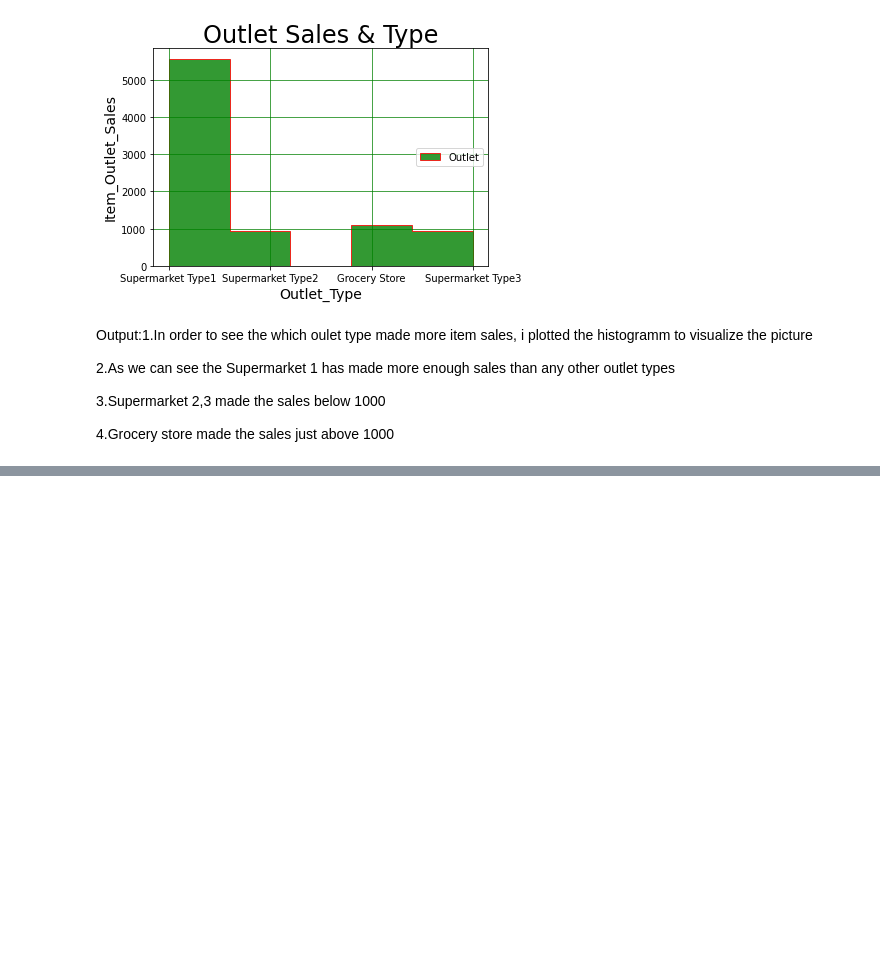
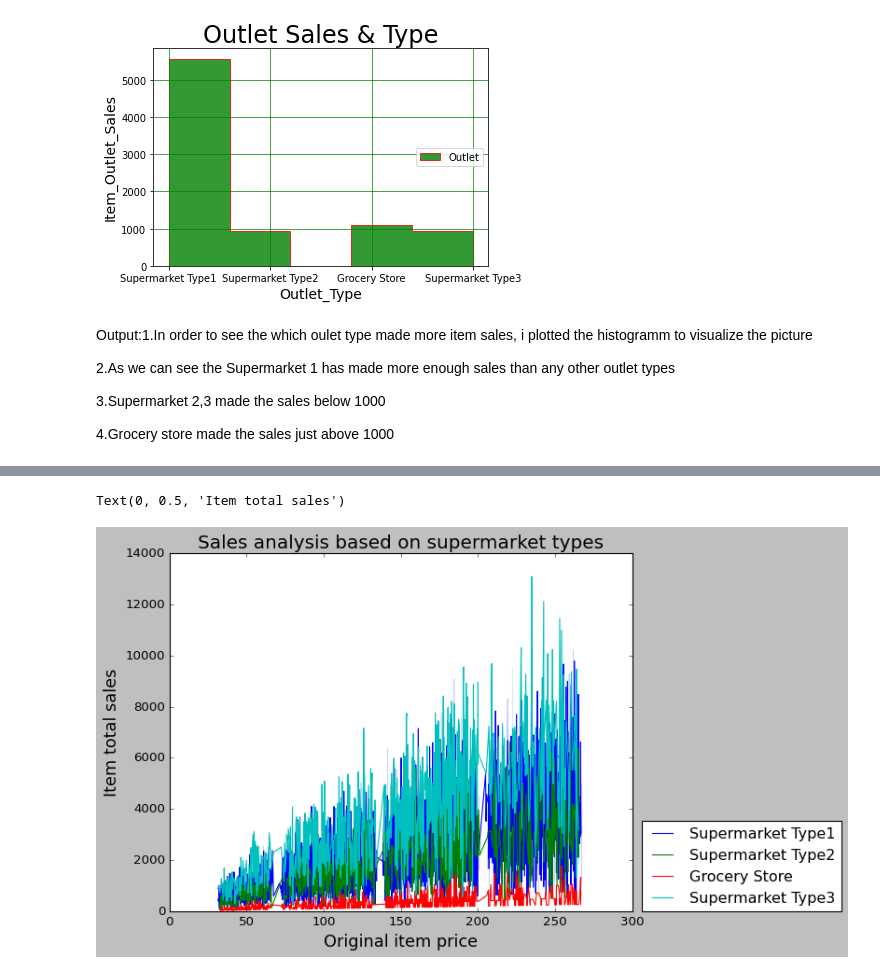
Before and after one commit to altynbektilepbergenov/Food-Sales-predictions, a Jupyter notebook: Sales_predictions.ipynb, the cells around one changed output, grey strips where cells are left out. Saved outputs shown, nothing was run; the diff lists cells and outputs as text; code cells hidden in the pictures; blank space fills up the shorter version.

```diff
--- a/Sales_predictions.ipynb
+++ b/Sales_predictions.ipynb
@@ -531,0 +560,9 @@ Output:1.In order to see the which oulet type made more item sales, i plotted th
+# %%
+sns.lineplot(x='Item_MRP', y='Item_Outlet_Sales',data=df, hue='Outlet_Type',n_boot=100);
+plt.legend(loc=(1.02,0))
+plt.title('Sales analysis based on supermarket types',c='black',fontsize=18)
+plt.xlabel('Original item price',fontsize = 16)
+plt.ylabel('Item total sales',fontsize = 16)
+# %% [output]
+Text(0, 0.5, 'Item total sales')
+[figure, added]
```
Also changed, not shown: parts of 9 cells of this notebook.
